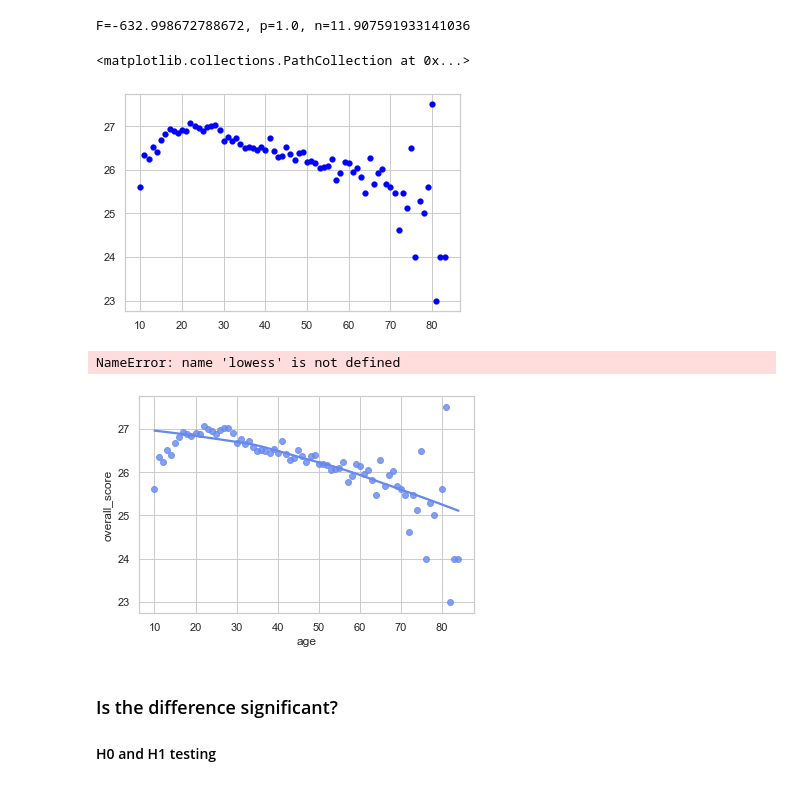
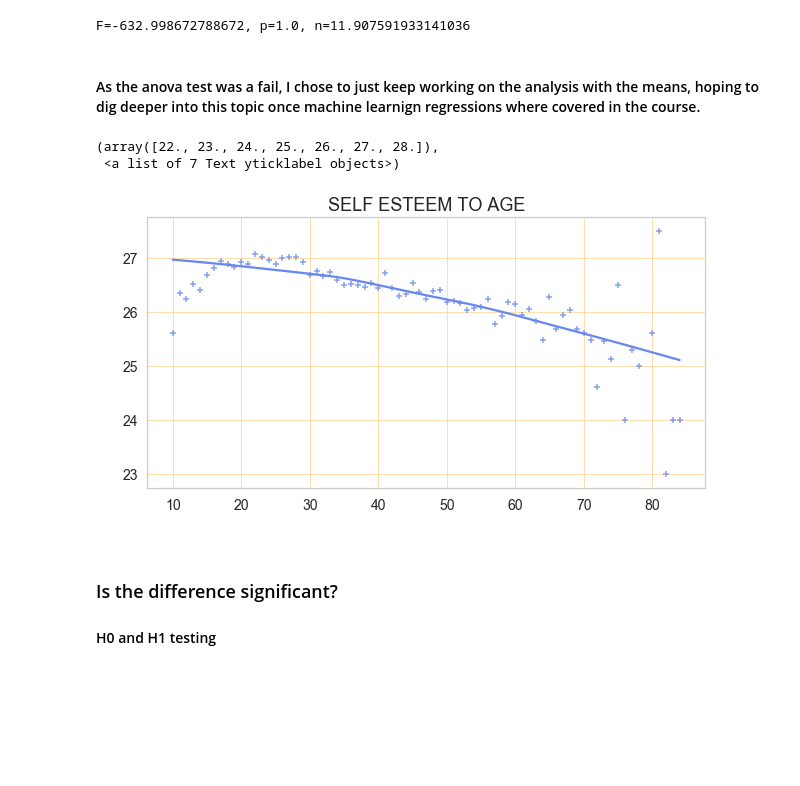
Before and after one commit to FHnt97/Project-Week-5-Your-Own-Project, a Jupyter notebook: your-project/03-Analysis.ipynb, the cells around one changed output. Cells and saved outputs as stored; diff of their text form; code cells hidden in the pictures; blank space fills up the shorter version.

```diff
--- a/your-project/03-Analysis.ipynb
+++ b/your-project/03-Analysis.ipynb
@@ -419,4 +421,6 @@ om_sqrd = (SSbetween - (DFbetween * MSwithin))/(SStotal + MSwithin)
 print(f"F={F}, p={p}, n={eta_sqrd}")
 # %% [output]
 F=-632.998672788672, p=1.0, n=11.907591933141036
+# %% [markdown]
+#### As the anova test was a fail, I chose to just keep working on the analysis with the means, hoping to dig deeper into this topic once machine learnign regressions where covered in the course.
 # %%
@@ -426,19 +430,24 @@ rosenberg_grouped_age = df_rosenberg.groupby("age").mean()[["overall_score"]].re
 rosenberg_grouped_age = rosenberg_grouped_age[10:]
 
 bins = np.linspace(df_rosenberg.age.min(), df_rosenberg.age.max(), 10)
-# %%
-x = rosenberg_grouped_age.index
-y = rosenberg_grouped_age["overall_score"]
-
-plt.scatter(x, y, color="blue", linewidth = .2)
-# %% [output]
-<matplotlib.collections.PathCollection at 0x...>
-[figure, removed]
-# %%
-sns.regplot(data=rosenberg_grouped_age, x="age", y="overall_score", lowess=True)+ lowess(color="darkred")
-# %% [output]
-NameError: name 'lowess' is not defined
-[figure, removed]
+# %%
+f, ax = plt.subplots(figsize=(10, 5))
+
+
+sns.regplot(data=rosenberg_grouped_age, x="age", y="overall_score", marker = "+", lowess=True)
+plt.yticks(rotation=360, fontsize=14)
+plt.title("SELF ESTEEM TO AGE", fontsize=18)
+plt.xlabel(" ", fontsize=16)
+plt.ylabel(" ", fontsize=16)
+plt.grid(axis="both", color='navajowhite')
+
+plt.grid(axis="both", color='navajowhite')
+plt.xticks(fontsize=14)
+plt.yticks(fontsize=14)
+# %% [output]
+(array([22., 23., 24., 25., 26., 27., 28.]),
+ <a list of 7 Text yticklabel objects>)
+[figure, added]
 # %% [markdown]
 ### Is  the difference significant?
 #### H0 and H1 testing
```
Also changed, not shown: parts of 2 cells of this notebook, 2 other files.
